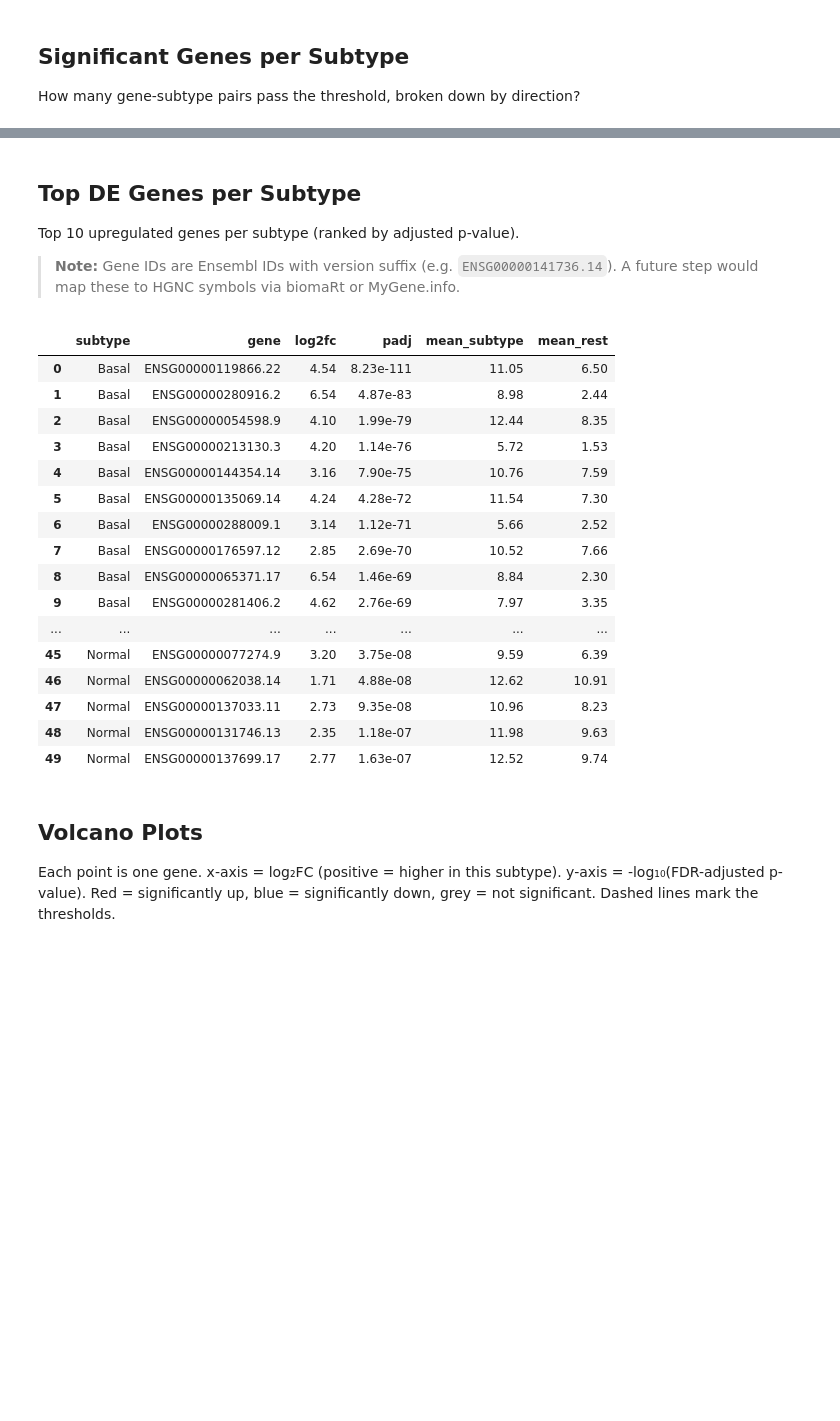
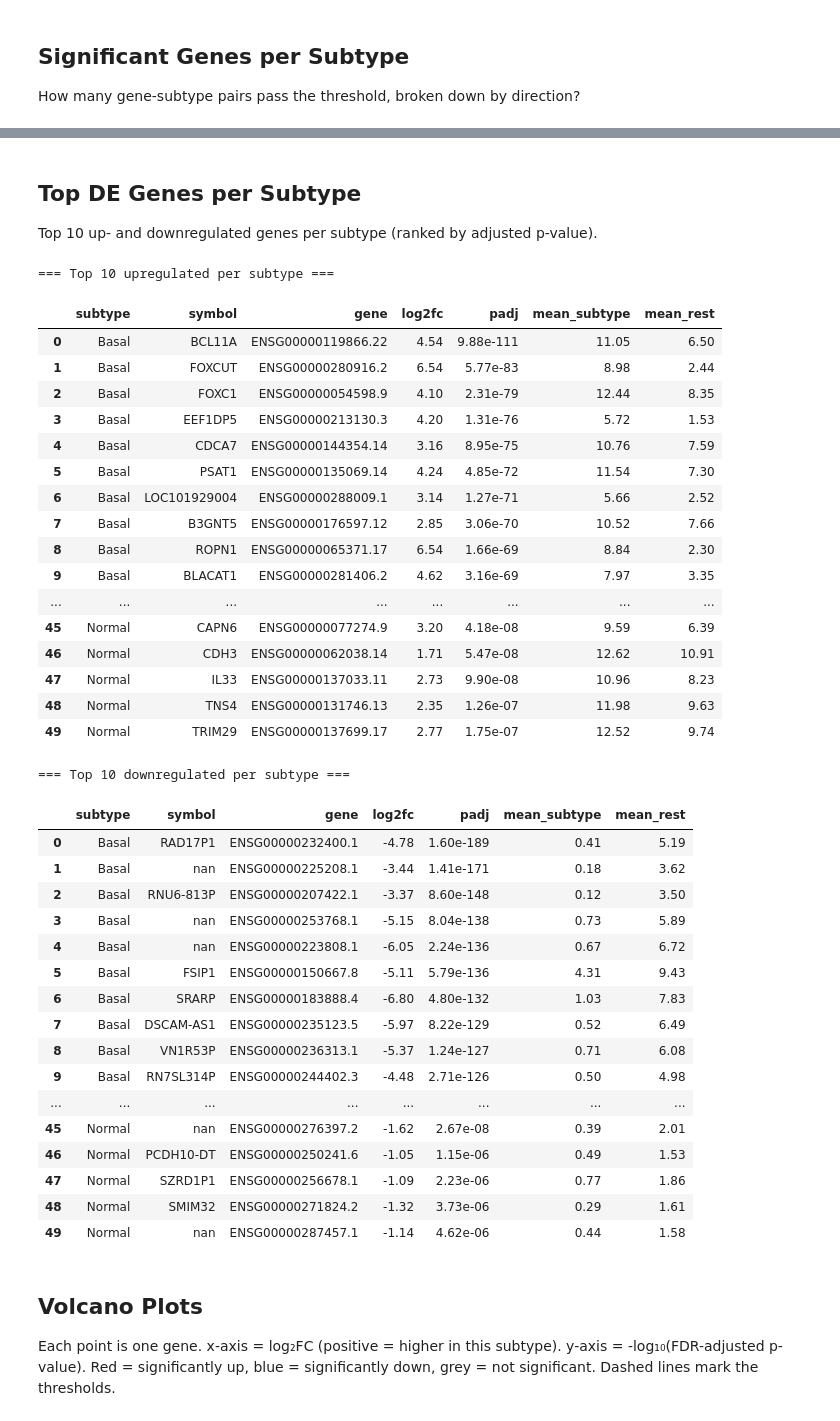
Before and after one commit to EugeneBondariev/cancer-genomics-ds, a Jupyter notebook: notebooks/2_differential_expression.ipynb, the cells around one changed output, grey strips where cells are left out. Drawn from its saved outputs; the diff is of its cells as text; code cells hidden in the pictures; blank space fills up the shorter version.

Commit message:
Add pairwise vs one-vs-rest rationale; fix top genes tables; split volcano labels by direction

```diff
--- a/notebooks/2_differential_expression.ipynb
+++ b/notebooks/2_differential_expression.ipynb
@@ -131,38 +120,63 @@ summary.sort_values("total", ascending=False)
 # %% [markdown]
 ## Top DE Genes per Subtype
 
-Top 10 upregulated genes per subtype (ranked by adjusted p-value).
-
-> **Note:** Gene IDs are Ensembl IDs with version suffix (e.g. `ENSG00000141736.14`). A future step would map these to HGNC symbols via biomaRt or MyGene.info.
+Top 10 up- and downregulated genes per subtype (ranked by adjusted p-value).
 # %%
+display_cols = ["subtype", "symbol", "gene", "log2fc", "padj", "mean_subtype", "mean_rest"]
+fmt = {"log2fc": "{:.2f}", "padj": "{:.2e}", "mean_subtype": "{:.2f}", "mean_rest": "{:.2f}"}
+
+print("=== Top 10 upregulated per subtype ===")
 top_up = top_de_genes(results, n=10, direction="up")
-
-display_cols = ["subtype", "gene", "log2fc", "padj", "mean_subtype", "mean_rest"]
-(
+display(
     top_up[display_cols]
-    .style
-    .format({"log2fc": "{:.2f}", "padj": "{:.2e}",
-             "mean_subtype": "{:.2f}", "mean_rest": "{:.2f}"})
+    .style.format(fmt)
     .background_gradient(subset="log2fc", cmap="Reds")
 )
+
+print("=== Top 10 downregulated per subtype ===")
+top_down = top_de_genes(results, n=10, direction="down")
+display(
+    top_down[display_cols]
+    .style.format(fmt)
+    .background_gradient(subset="log2fc", cmap="Blues_r")
+)
 # %% [output]
+=== Top 10 upregulated per subtype ===
-|  | subtype | gene | log2fc | padj | mean_subtype | mean_rest |
-| 0 | Basal | ENSG00000119866.22 | 4.54 | 8.23e-111 | 11.05 | 6.50 |
-| 1 | Basal | ENSG00000280916.2 | 6.54 | 4.87e-83 | 8.98 | 2.44 |
-| 2 | Basal | ENSG00000054598.9 | 4.10 | 1.99e-79 | 12.44 | 8.35 |
-| 3 | Basal | ENSG00000213130.3 | 4.20 | 1.14e-76 | 5.72 | 1.53 |
-| 4 | Basal | ENSG00000144354.14 | 3.16 | 7.90e-75 | 10.76 | 7.59 |
-| 5 | Basal | ENSG00000135069.14 | 4.24 | 4.28e-72 | 11.54 | 7.30 |
-| 6 | Basal | ENSG00000288009.1 | 3.14 | 1.12e-71 | 5.66 | 2.52 |
-| 7 | Basal | ENSG00000176597.12 | 2.85 | 2.69e-70 | 10.52 | 7.66 |
-| 8 | Basal | ENSG00000065371.17 | 6.54 | 1.46e-69 | 8.84 | 2.30 |
-| 9 | Basal | ENSG00000281406.2 | 4.62 | 2.76e-69 | 7.97 | 3.35 |
-| ... | ... | ... | ... | ... | ... | ... |
-| 45 | Normal | ENSG00000077274.9 | 3.20 | 3.75e-08 | 9.59 | 6.39 |
-| 46 | Normal | ENSG00000062038.14 | 1.71 | 4.88e-08 | 12.62 | 10.91 |
-| 47 | Normal | ENSG00000137033.11 | 2.73 | 9.35e-08 | 10.96 | 8.23 |
-| 48 | Normal | ENSG00000131746.13 | 2.35 | 1.18e-07 | 11.98 | 9.63 |
-| 49 | Normal | ENSG00000137699.17 | 2.77 | 1.63e-07 | 12.52 | 9.74 |
+|  | subtype | symbol | gene | log2fc | padj | mean_subtype | mean_rest |
+| 0 | Basal | BCL11A | ENSG00000119866.22 | 4.54 | 9.88e-111 | 11.05 | 6.50 |
+| 1 | Basal | FOXCUT | ENSG00000280916.2 | 6.54 | 5.77e-83 | 8.98 | 2.44 |
+| 2 | Basal | FOXC1 | ENSG00000054598.9 | 4.10 | 2.31e-79 | 12.44 | 8.35 |
+| 3 | Basal | EEF1DP5 | ENSG00000213130.3 | 4.20 | 1.31e-76 | 5.72 | 1.53 |
+| 4 | Basal | CDCA7 | ENSG00000144354.14 | 3.16 | 8.95e-75 | 10.76 | 7.59 |
+| 5 | Basal | PSAT1 | ENSG00000135069.14 | 4.24 | 4.85e-72 | 11.54 | 7.30 |
+| 6 | Basal | LOC101929004 | ENSG00000288009.1 | 3.14 | 1.27e-71 | 5.66 | 2.52 |
+| 7 | Basal | B3GNT5 | ENSG00000176597.12 | 2.85 | 3.06e-70 | 10.52 | 7.66 |
+| 8 | Basal | ROPN1 | ENSG00000065371.17 | 6.54 | 1.66e-69 | 8.84 | 2.30 |
+| 9 | Basal | BLACAT1 | ENSG00000281406.2 | 4.62 | 3.16e-69 | 7.97 | 3.35 |
+| ... | ... | ... | ... | ... | ... | ... | ... |
+| 45 | Normal | CAPN6 | ENSG00000077274.9 | 3.20 | 4.18e-08 | 9.59 | 6.39 |
+| 46 | Normal | CDH3 | ENSG00000062038.14 | 1.71 | 5.47e-08 | 12.62 | 10.91 |
+| 47 | Normal | IL33 | ENSG00000137033.11 | 2.73 | 9.90e-08 | 10.96 | 8.23 |
+| 48 | Normal | TNS4 | ENSG00000131746.13 | 2.35 | 1.26e-07 | 11.98 | 9.63 |
+| 49 | Normal | TRIM29 | ENSG00000137699.17 | 2.77 | 1.75e-07 | 12.52 | 9.74 |
+=== Top 10 downregulated per subtype ===
+|  | subtype | symbol | gene | log2fc | padj | mean_subtype | mean_rest |
+| 0 | Basal | RAD17P1 | ENSG00000232400.1 | -4.78 | 1.60e-189 | 0.41 | 5.19 |
+| 1 | Basal | nan | ENSG00000225208.1 | -3.44 | 1.41e-171 | 0.18 | 3.62 |
+| 2 | Basal | RNU6-813P | ENSG00000207422.1 | -3.37 | 8.60e-148 | 0.12 | 3.50 |
+| 3 | Basal | nan | ENSG00000253768.1 | -5.15 | 8.04e-138 | 0.73 | 5.89 |
+| 4 | Basal | nan | ENSG00000223808.1 | -6.05 | 2.24e-136 | 0.67 | 6.72 |
+| 5 | Basal | FSIP1 | ENSG00000150667.8 | -5.11 | 5.79e-136 | 4.31 | 9.43 |
+| 6 | Basal | SRARP | ENSG00000183888.4 | -6.80 | 4.80e-132 | 1.03 | 7.83 |
+| 7 | Basal | DSCAM-AS1 | ENSG00000235123.5 | -5.97 | 8.22e-129 | 0.52 | 6.49 |
+| 8 | Basal | VN1R53P | ENSG00000236313.1 | -5.37 | 1.24e-127 | 0.71 | 6.08 |
+| 9 | Basal | RN7SL314P | ENSG00000244402.3 | -4.48 | 2.71e-126 | 0.50 | 4.98 |
+| ... | ... | ... | ... | ... | ... | ... | ... |
+| 45 | Normal | nan | ENSG00000276397.2 | -1.62 | 2.67e-08 | 0.39 | 2.01 |
+| 46 | Normal | PCDH10-DT | ENSG00000250241.6 | -1.05 | 1.15e-06 | 0.49 | 1.53 |
+| 47 | Normal | SZRD1P1 | ENSG00000256678.1 | -1.09 | 2.23e-06 | 0.77 | 1.86 |
+| 48 | Normal | SMIM32 | ENSG00000271824.2 | -1.32 | 3.73e-06 | 0.29 | 1.61 |
+| 49 | Normal | nan | ENSG00000287457.1 | -1.14 | 4.62e-06 | 0.44 | 1.58 |
 # %% [markdown]
 ## Volcano Plots
 
```
Also changed, not shown: parts of 12 cells of this notebook.
